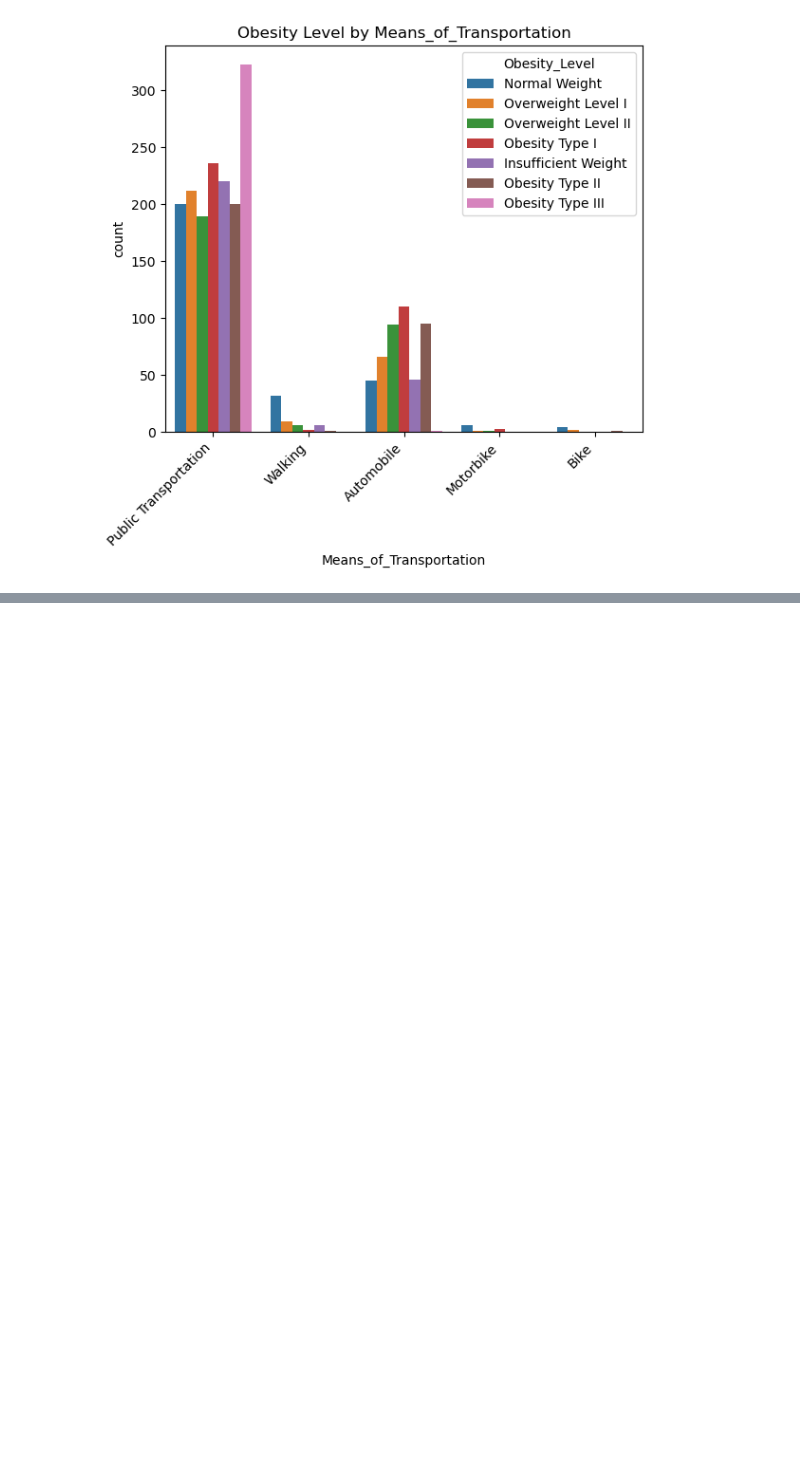
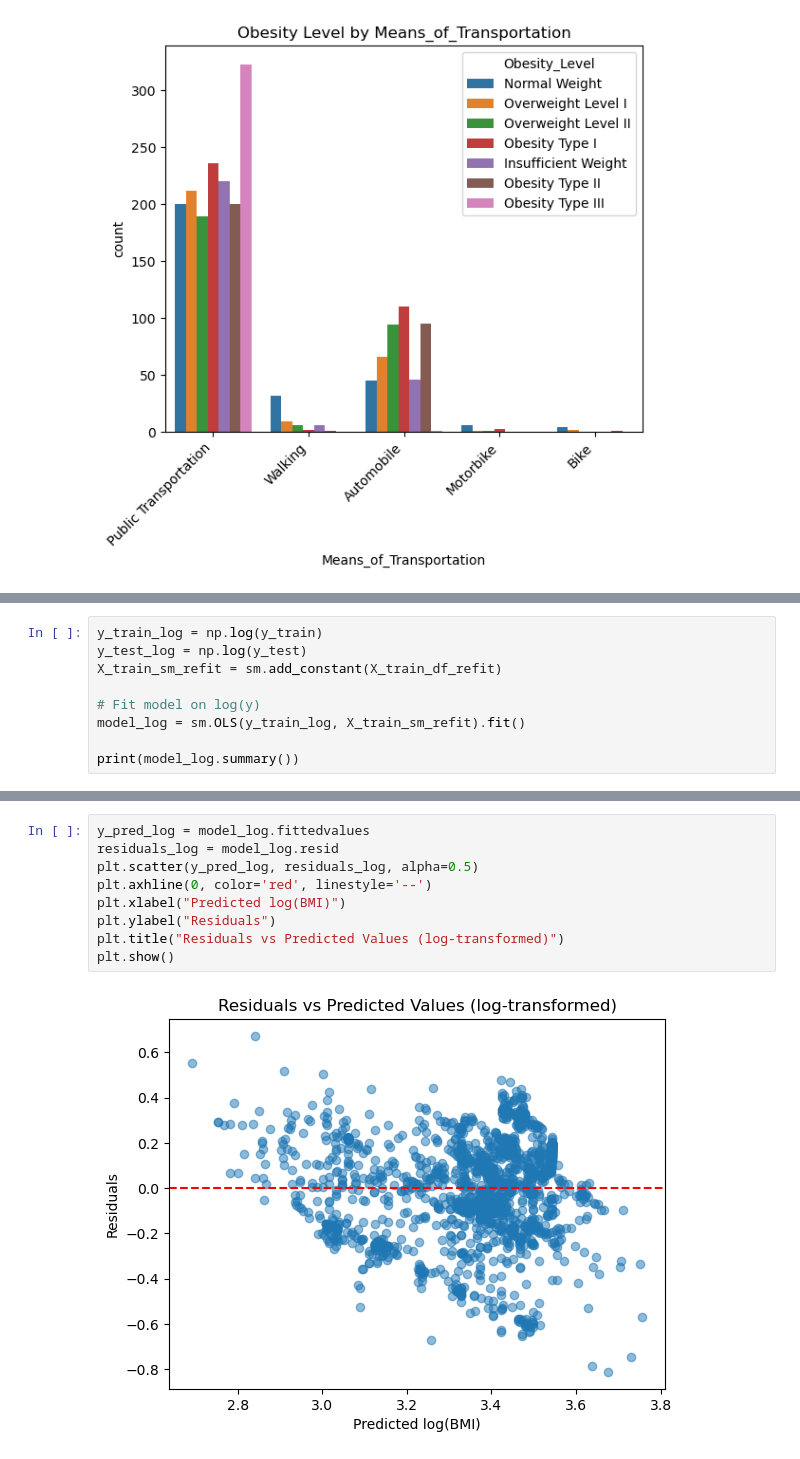
Before and after one commit to natalieseah/MLFinalProject, a Jupyter notebook: DS 6021 Final Project.ipynb, the cells around one changed output, grey strips where cells are left out. Saved outputs shown, nothing was run; the diff lists cells and outputs as text; blank space fills up the shorter version.

```diff
--- a/DS 6021 Final Project.ipynb
+++ b/DS 6021 Final Project.ipynb
@@ -208,0 +425,9 @@ for col in cat2:
+# %%
+y_train_log = np.log(y_train)
+y_test_log = np.log(y_test)
+X_train_sm_refit = sm.add_constant(X_train_df_refit)
+
+# Fit model on log(y)
+model_log = sm.OLS(y_train_log, X_train_sm_refit).fit()
+
+print(model_log.summary())
@@ -208,0 +471,11 @@ for col in cat2:
+# %%
+y_pred_log = model_log.fittedvalues
+residuals_log = model_log.resid
+plt.scatter(y_pred_log, residuals_log, alpha=0.5)
+plt.axhline(0, color='red', linestyle='--')
+plt.xlabel("Predicted log(BMI)")
+plt.ylabel("Residuals")
+plt.title("Residuals vs Predicted Values (log-transformed)")
+plt.show()
+# %% [output]
+[figure, added]
```
Also changed, not shown: parts of 28 cells of this notebook.
